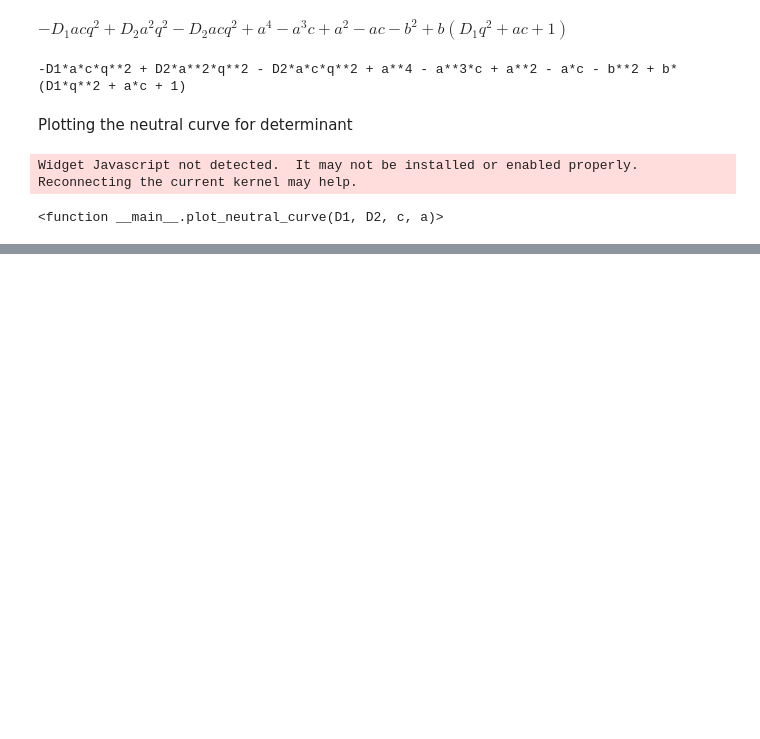
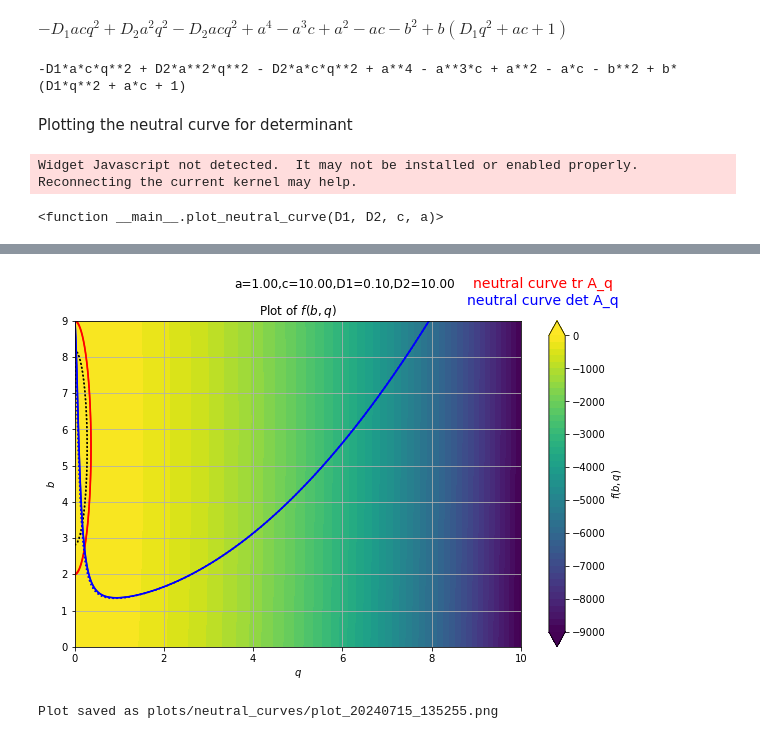
Before and after one commit to l-ada/Turing-models, a Jupyter notebook: brusselator_symbolic.ipynb, the cells around one changed output, grey strips where cells are left out. Saved outputs shown, nothing was run; the diff lists cells and outputs as text; code cells hidden in the pictures; blank space fills up the shorter version.

Commit message:
More plots

```diff
--- a/brusselator_symbolic.ipynb
+++ b/brusselator_symbolic.ipynb
@@ -152,38 +157,3 @@ interact(
 # %% [output]
 Widget Javascript not detected.  It may not be installed or enabled properly. Reconnecting the current kernel may help.
 <function __main__.plot_neutral_curve(D1, D2, c, a)>
-# %%
-import numpy as np
-import matplotlib.pyplot as plt
-from ipywidgets import interact, FloatSlider
-
-def f(D1, D2, c, a, b, q):
-    """Compute the function f(b, q)."""
-    return (-D1 * a * c * q**2 + D2 * a**2 * q**2 - D2 * a * c * q**2 +
-            a**4 - a**3 * c + a**2 - a * c - b**2 +
-            b * (D1 * q**2 + a * c + 1))
-
-def plot_f(D1, D2, c, a):
-    """Plot the function f(b, q) as a 2D plot with color-coded values."""
-    q_values = np.linspace(0.1, 10, 400)  # Avoid q=0 to prevent division by zero
-    b_values = np.linspace(-10, 10, 400)
-
-    Q, B = np.meshgrid(q_values, b_values)
-    F = f(D1, D2, c, a, B, Q)
-
-    plt.figure(figsize=(10, 6))
-    plt.contourf(Q, B, F, levels=50, cmap='viridis')
-    plt.colorbar(label=r'$f(b, q)$')
-    plt.title(r'Plot of $f(b, q)$')
-    plt.xlabel(r'$q$')
-    plt.ylabel(r'$b$')
-    plt.show()
-
-# Define sliders for the parameters
-interact(
-    plot_f,
-    D1=FloatSlider(min=0.1, max=10.0, step=0.1, value=1.0, description='D1'),
-    D2=FloatSlider(min=0.1, max=10.0, step=0.1, value=1.0, description='D2'),
-    c=FloatSlider(min=0.1, max=10.0, step=0.1, value=1.0, description='c'),
-    a=FloatSlider(min=0.1, max=10.0, step=0.1, value=1.0, description='a')
-)
@@ -247,0 +247,8 @@ interactive(children=(FloatSlider(value=1.0, description='D1', max=10.0, min=0.1
+# %%
+D1,D2 = 0.1, 10
+a=1
+c=10
+plot_f(D1,D2,c,a, save=False)
+# %% [output]
+[figure, added]
+Plot saved as plots/neutral_curves/plot_20240715_135255.png
```
Also changed, not shown: parts of 4 cells of this notebook.
